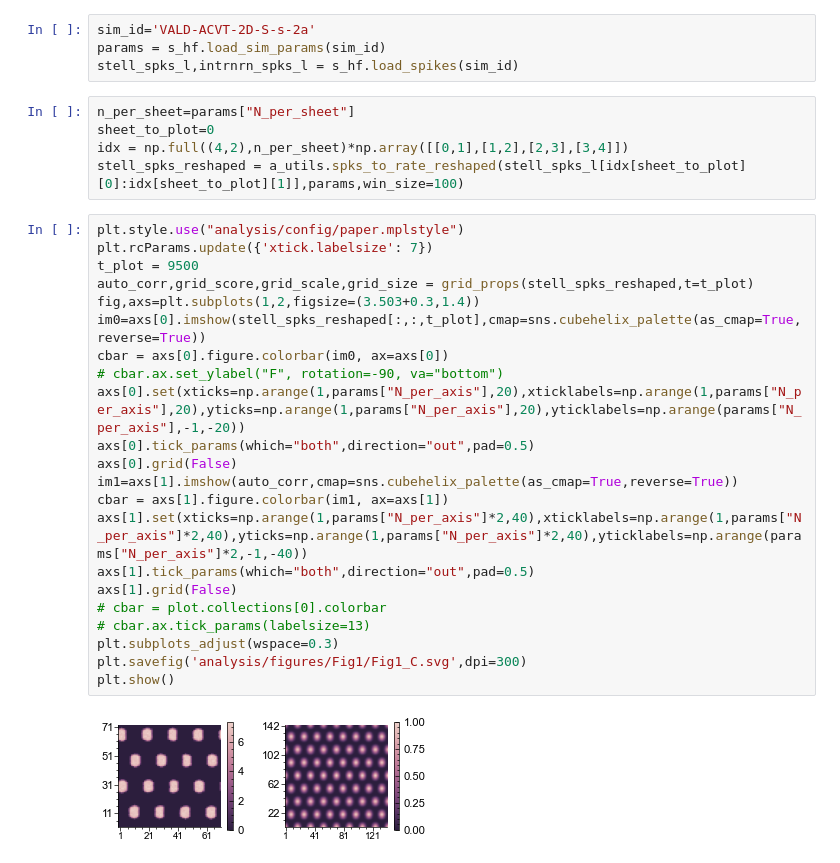
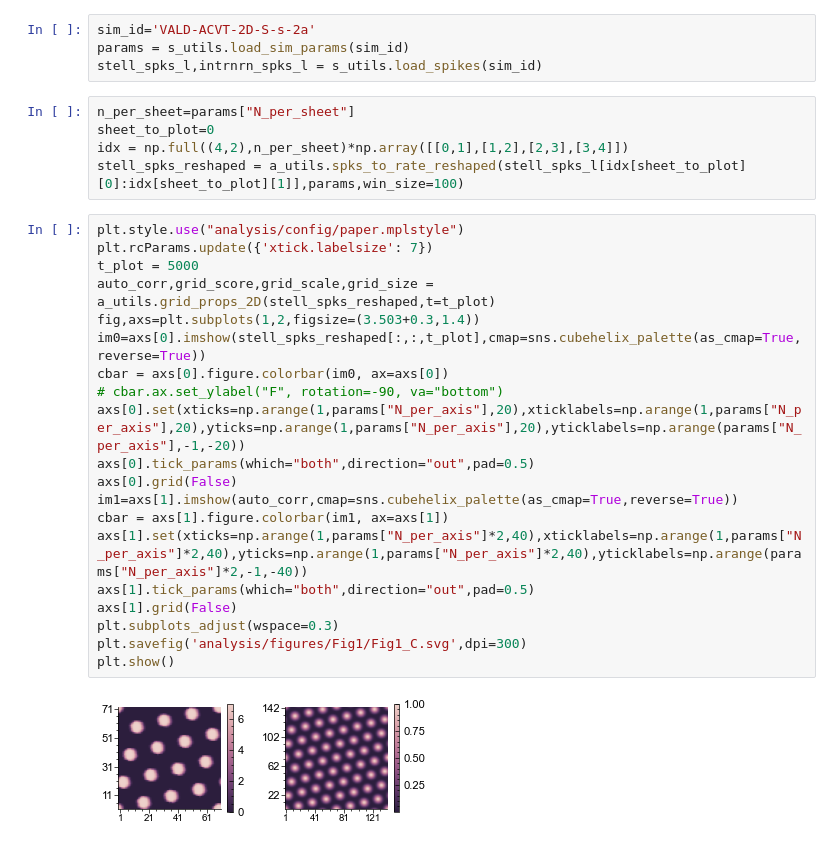
Before and after one commit to tiny-infinity/GridCellsCopy, a Jupyter notebook: analysis/notebooks/Fig1/Fig1_C.ipynb, the cells around one changed output. Cells and saved outputs as stored; diff of their text form.

Commit message:
update templates and 2D figure

```diff
--- a/analysis/notebooks/Fig1/Fig1_C.ipynb
+++ b/analysis/notebooks/Fig1/Fig1_C.ipynb
@@ -78,7 +16,7 @@ def grid_props(inst_rates_reshaped,t=-1000):
 # %%
 sim_id='VALD-ACVT-2D-S-s-2a'
-params = s_hf.load_sim_params(sim_id)
-stell_spks_l,intrnrn_spks_l = s_hf.load_spikes(sim_id)
+params = s_utils.load_sim_params(sim_id)
+stell_spks_l,intrnrn_spks_l = s_utils.load_spikes(sim_id)
 # %%
 n_per_sheet=params["N_per_sheet"]
 sheet_to_plot=0
@@ -87,27 +25,25 @@ stell_spks_reshaped = a_utils.spks_to_rate_reshaped(stell_spks_l[idx[sheet_to_pl
 # %%
 plt.style.use("analysis/config/paper.mplstyle")
 plt.rcParams.update({'xtick.labelsize': 7})
-t_plot = 9500
-auto_corr,grid_score,grid_scale,grid_size = grid_props(stell_spks_reshaped,t=t_plot)
+t_plot = 5000
+auto_corr,grid_score,grid_scale,grid_size = a_utils.grid_props_2D(stell_spks_reshaped,t=t_plot)
 fig,axs=plt.subplots(1,2,figsize=(3.503+0.3,1.4))
 im0=axs[0].imshow(stell_spks_reshaped[:,:,t_plot],cmap=sns.cubehelix_palette(as_cmap=True,reverse=True))
 cbar = axs[0].figure.colorbar(im0, ax=axs[0])
 # cbar.ax.set_ylabel("F", rotation=-90, va="bottom")
 axs[0].set(xticks=np.arange(1,params["N_per_axis"],20),xticklabels=np.arange(1,params["N_per_axis"],20),yticks=np.arange(1,params["N_per_axis"],20),yticklabels=np.arange(params["N_per_axis"],-1,-20))
 axs[0].tick_params(which="both",direction="out",pad=0.5)
 axs[0].grid(False)
 im1=axs[1].imshow(auto_corr,cmap=sns.cubehelix_palette(as_cmap=True,reverse=True))
 cbar = axs[1].figure.colorbar(im1, ax=axs[1])
 axs[1].set(xticks=np.arange(1,params["N_per_axis"]*2,40),xticklabels=np.arange(1,params["N_per_axis"]*2,40),yticks=np.arange(1,params["N_per_axis"]*2,40),yticklabels=np.arange(params["N_per_axis"]*2,-1,-40))
 axs[1].tick_params(which="both",direction="out",pad=0.5)
 axs[1].grid(False)
-# cbar = plot.collections[0].colorbar
-# cbar.ax.tick_params(labelsize=13)
 plt.subplots_adjust(wspace=0.3)
 plt.savefig('analysis/figures/Fig1/Fig1_C.svg',dpi=300)
 plt.show()
 # %% [output]
-[figure, old version]
+[figure, new version]
 # %%
 print(f'Gridness Score: {grid_score} | Grid Scale: {grid_scale} | Grid Field Size: {grid_size}')
 # %% [output]
```
Also changed, not shown: parts of 5 cells of this notebook, 4 other files.
